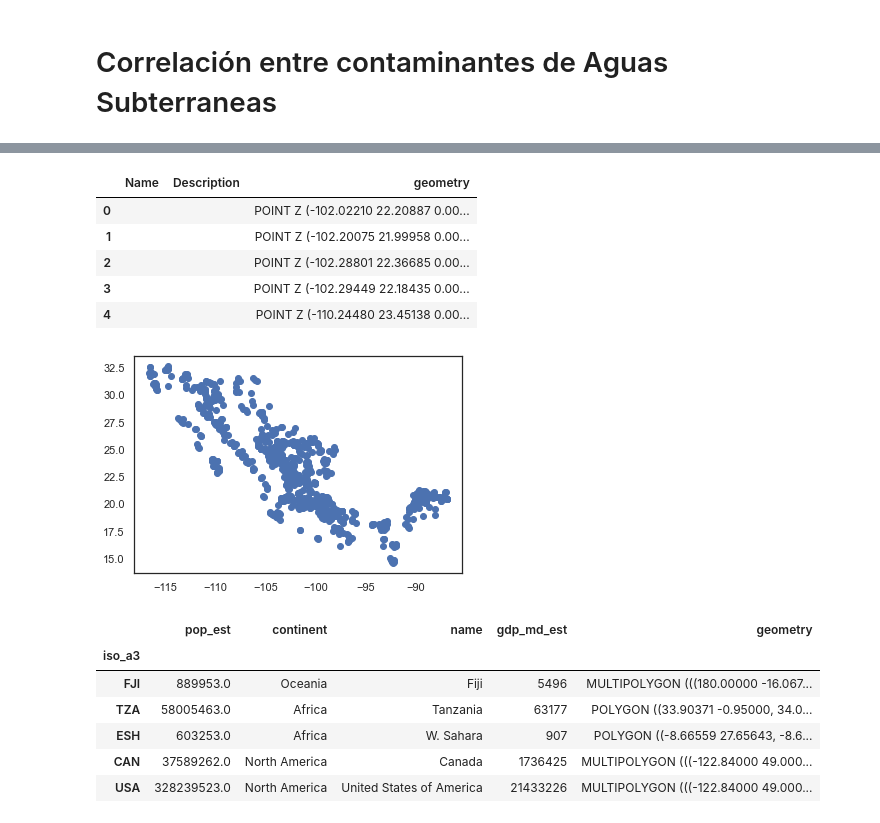
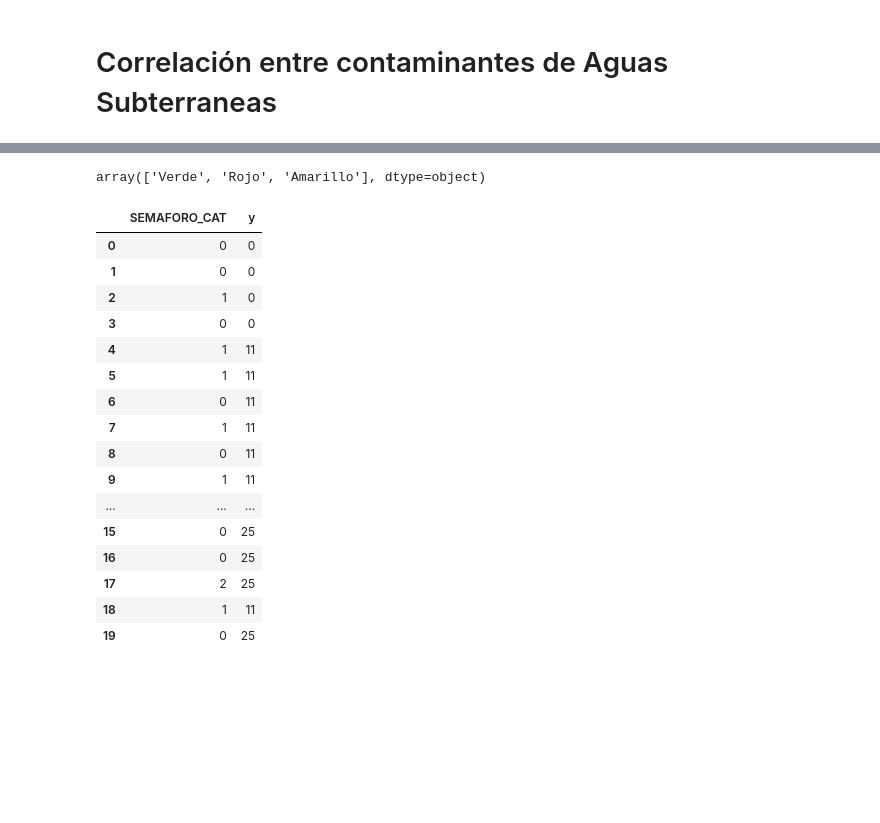
Before and after one commit to JSOrtegaB/pruebas, a Jupyter notebook: reto/Reto_Entrega_1__Limpieza_análisis_visualización_y_kmeans_JuanSebastianOrtegaBriones_A01794327.ipynb, the cells around one changed output, grey strips where cells are left out. Saved outputs shown, nothing was run; the diff lists cells and outputs as text; code cells hidden in the pictures; blank space fills up the shorter version.

```diff
--- a/reto/Reto_Entrega_1__Limpieza_análisis_visualización_y_kmeans_JuanSebastianOrtegaBriones_A01794327.ipynb
+++ b/reto/Reto_Entrega_1__Limpieza_análisis_visualización_y_kmeans_JuanSebastianOrtegaBriones_A01794327.ipynb
@@ -211,0 +232,5 @@ gdf=gpd.read_file("Estaciones_medicion_subterraneas.kml")
+# %%
+k = 30
+kmeans = KMeans(n_clusters=k, max_iter=100000)
+y_pred = kmeans.fit(gdf[['LATITUD', 'LONGITUD']])
+y_pred.labels_
@@ -211,0 +243,3 @@ gdf=gpd.read_file("Estaciones_medicion_subterraneas.kml")
+# %%
+gdf['y']=y_pred.labels_
+gdf[['CLAVE', 'CORDENADAS', 'SEMAFORO', 'y']].head(5)
@@ -211,0 +262,3 @@ gdf=gpd.read_file("Estaciones_medicion_subterraneas.kml")
+# %%
+categorias=gdf['SEMAFORO'].unique()
+categorias
@@ -212,27 +348,27 @@ gdf=gpd.read_file("Estaciones_medicion_subterraneas.kml")
+# %%
+categorias
+# %% [output]
+array(['Verde', 'Rojo', 'Amarillo'], dtype=object)
+# %%
+#Cambia la columna del semaforo de un string a un numero para poder comparar con kameans
+gdf['SEMAFORO_CAT']=gdf['SEMAFORO'].apply(lambda x: categorias.tolist().index(x))
 # %%
-gdf.head()
+gdf[['SEMAFORO_CAT', 'y']].head(20)
 # %% [output]
-|  | Name | Description | geometry |
-| 0 |  |  | POINT Z (-102.02210 22.20887 0.00... |
-| 1 |  |  | POINT Z (-102.20075 21.99958 0.00... |
-| 2 |  |  | POINT Z (-102.28801 22.36685 0.00... |
-| 3 |  |  | POINT Z (-102.29449 22.18435 0.00... |
-| 4 |  |  | POINT Z (-110.24480 23.45138 0.00... |
+|  | SEMAFORO_CAT | y |
+| 0 | 0 | 0 |
+| 1 | 0 | 0 |
+| 2 | 1 | 0 |
+| 3 | 0 | 0 |
+| 4 | 1 | 11 |
+| 5 | 1 | 11 |
+| 6 | 0 | 11 |
+| 7 | 1 | 11 |
+| 8 | 0 | 11 |
+| 9 | 1 | 11 |
+| ... | ... | ... |
+| 15 | 0 | 25 |
+| 16 | 0 | 25 |
+| 17 | 2 | 25 |
+| 18 | 1 | 11 |
+| 19 | 0 | 25 |
-# %%
-gdf.plot()
-plt.show()
-# %% [output]
-[figure, removed]
-# %%
-world = gpd.read_file(gpd.datasets.get_path("naturalearth_lowres"))
-world = world.set_index("iso_a3")
-
-world.head()
-# %% [output]
-|  | pop_est | continent | name | gdp_md_est | geometry |
-| iso_a3 |  |  |  |  |  |
-| FJI | 889953.0 | Oceania | Fiji | 5496 | MULTIPOLYGON (((180.00000 -16.067... |
-| TZA | 58005463.0 | Africa | Tanzania | 63177 | POLYGON ((33.90371 -0.95000, 34.0... |
-| ESH | 603253.0 | Africa | W. Sahara | 907 | POLYGON ((-8.66559 27.65643, -8.6... |
-| CAN | 37589262.0 | North America | Canada | 1736425 | MULTIPOLYGON (((-122.84000 49.000... |
-| USA | 328239523.0 | North America | United States of America | 21433226 | MULTIPOLYGON (((-122.84000 49.000... |
```
Also changed, not shown: parts of 41 cells of this notebook.
